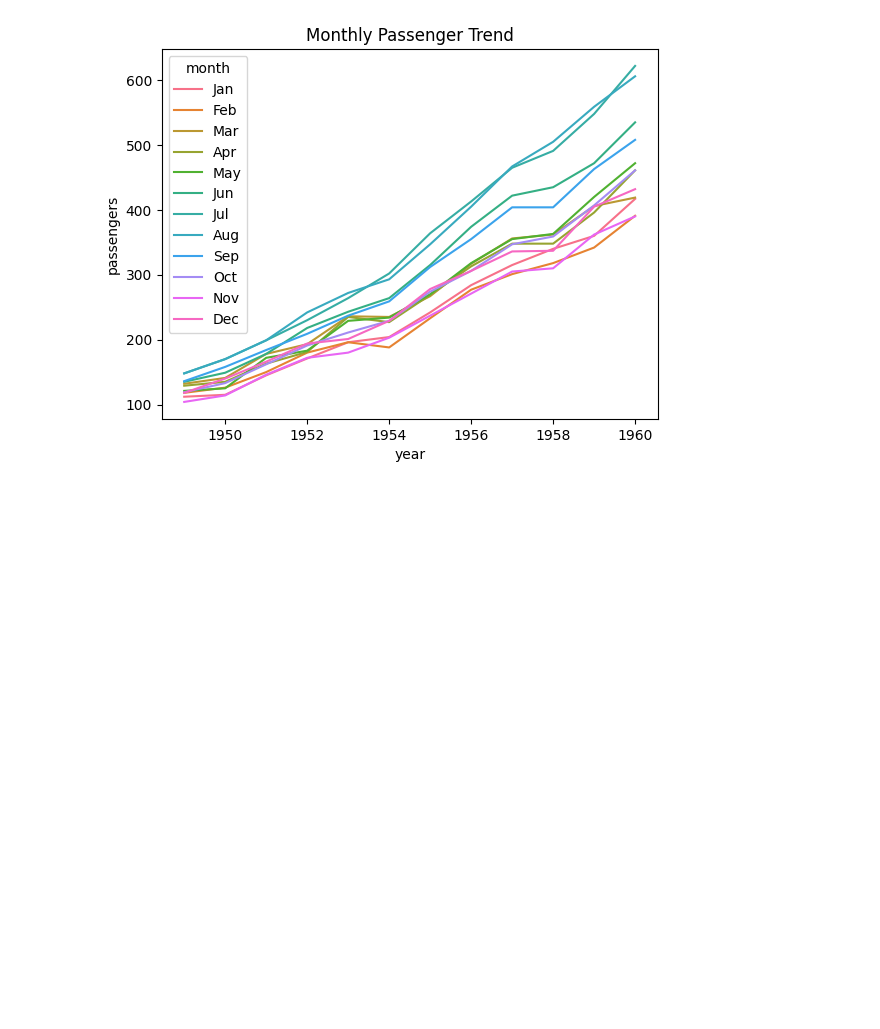
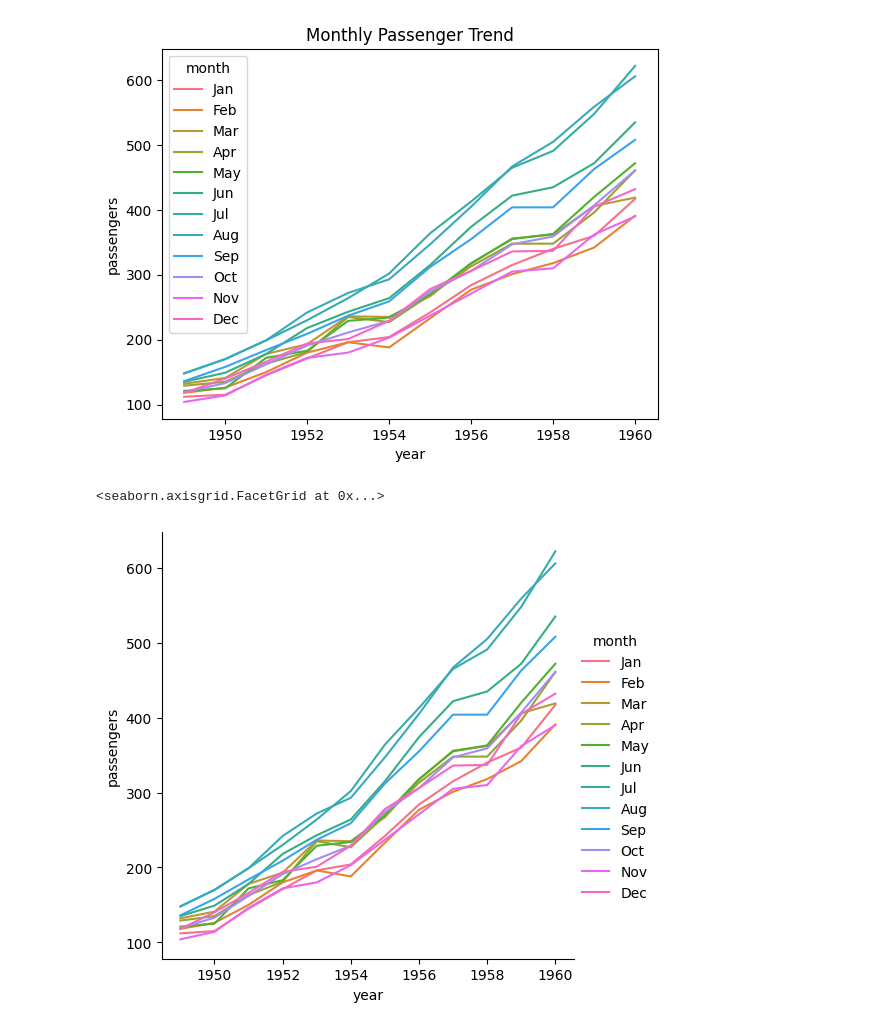
Before and after one commit to AaminSingh/Data-Science-, a Jupyter notebook: Day_10/seaborn.ipynb, the cells around one changed output. Cells and saved outputs as stored; diff of their text form; code cells hidden in the pictures; blank space fills up the shorter version.

```diff
--- a/Day_10/seaborn.ipynb
+++ b/Day_10/seaborn.ipynb
@@ -123,3 +123,20 @@ plt.title('Monthly Passenger Trend')
 plt.show()
 # %% [output]
 [figure]
+# %%
+month_order=[
+    "Jan","Feb","Apr","May","Jun",
+    "Jul","Aug","Sep","Oct","Nov","Dec"
+]
+sns.relplot(
+    data =ft,
+    x='year',
+    y='passengers',
+    kind='line',
+    hue='month',
+    #hue_order = month_order,
+    legend='auto'
+)
+# %% [output]
+<seaborn.axisgrid.FacetGrid at 0x...>
+[figure, added]
```
